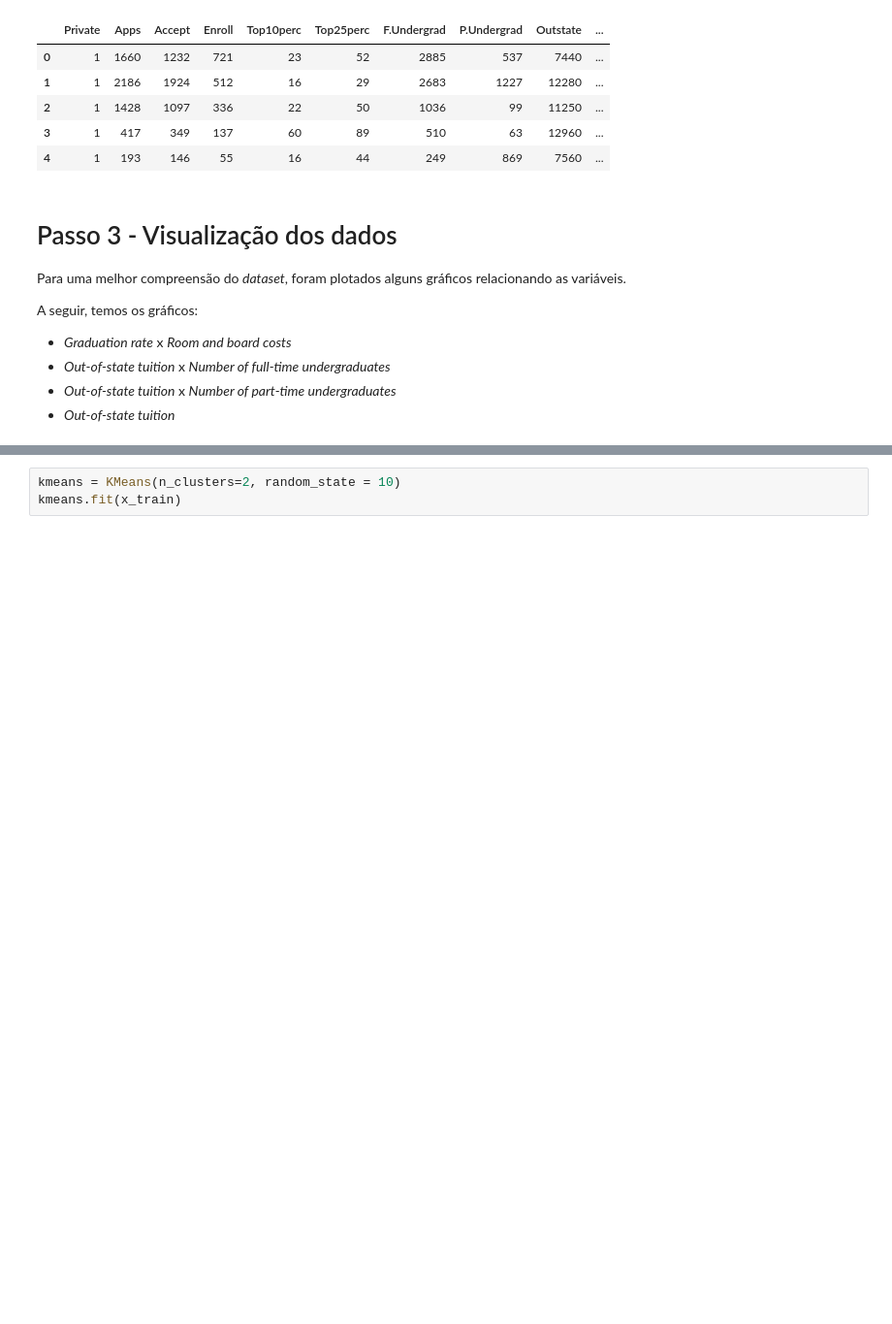
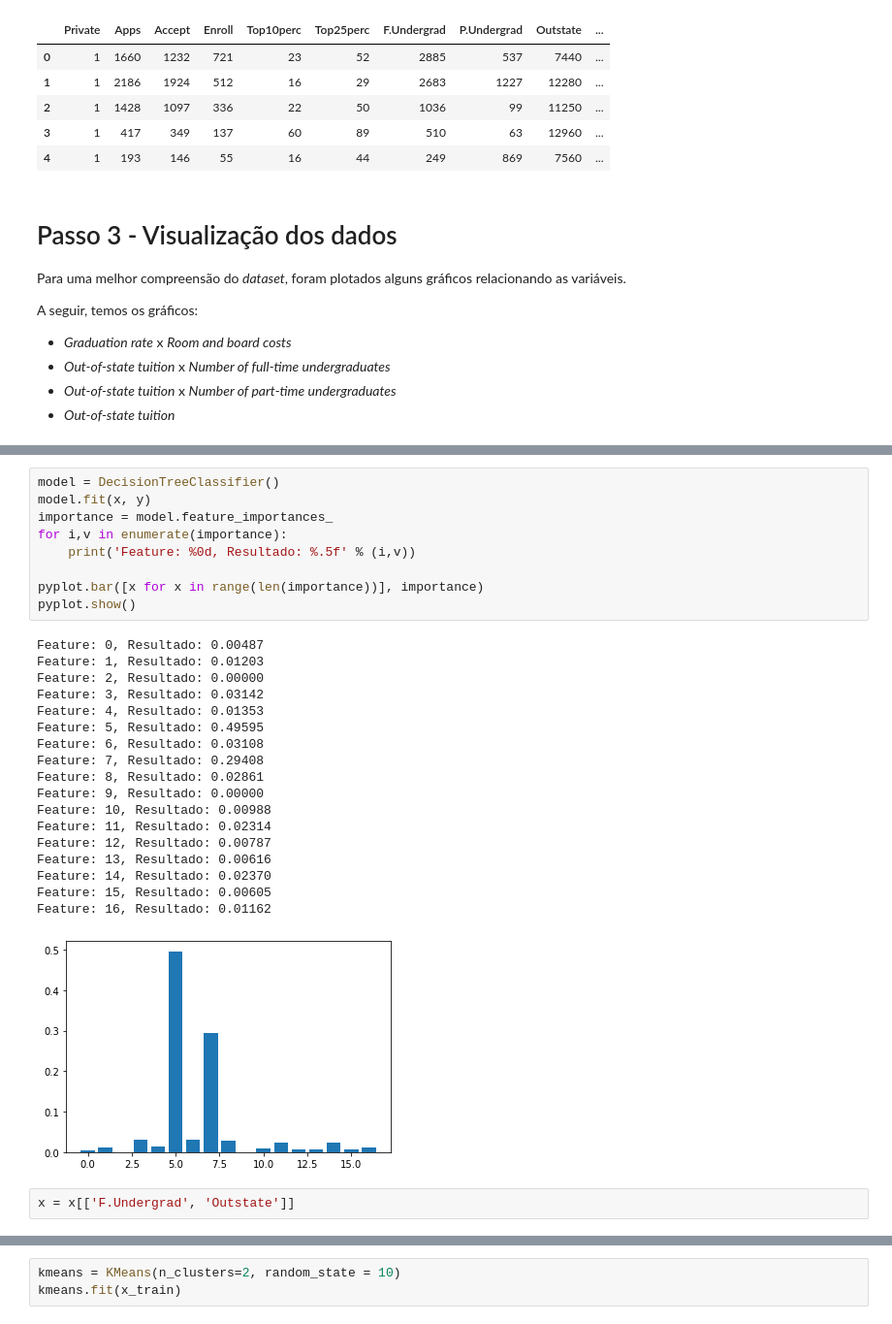
Before and after one commit to uandersonricardo/kmeans-college-clustering, a Jupyter notebook: Kmeans_mp3.ipynb, the cells around one changed output, grey strips where cells are left out. Shown at 97% size. Drawn from its saved outputs; the diff is of its cells as text; blank space fills up the shorter version.

```diff
--- a/Kmeans_mp3.ipynb
+++ b/Kmeans_mp3.ipynb
@@ -115,0 +121,30 @@ Em seguida, o algoritmo foi treinado através da função _fit()_.
+# %%
+model = DecisionTreeClassifier()
+model.fit(x, y)
+importance = model.feature_importances_
+for i,v in enumerate(importance):
+	print('Feature: %0d, Resultado: %.5f' % (i,v))
+
+pyplot.bar([x for x in range(len(importance))], importance)
+pyplot.show()
+# %% [output]
+Feature: 0, Resultado: 0.00487
+Feature: 1, Resultado: 0.01203
+Feature: 2, Resultado: 0.00000
+Feature: 3, Resultado: 0.03142
+Feature: 4, Resultado: 0.01353
+Feature: 5, Resultado: 0.49595
+Feature: 6, Resultado: 0.03108
+Feature: 7, Resultado: 0.29408
+Feature: 8, Resultado: 0.02861
+Feature: 9, Resultado: 0.00000
+Feature: 10, Resultado: 0.00988
+Feature: 11, Resultado: 0.02314
+Feature: 12, Resultado: 0.00787
+Feature: 13, Resultado: 0.00616
+Feature: 14, Resultado: 0.02370
+Feature: 15, Resultado: 0.00605
+Feature: 16, Resultado: 0.01162
+[figure, added]
+# %%
+x = x[['F.Undergrad', 'Outstate']]
```
Also changed, not shown: parts of 20 cells of this notebook.
